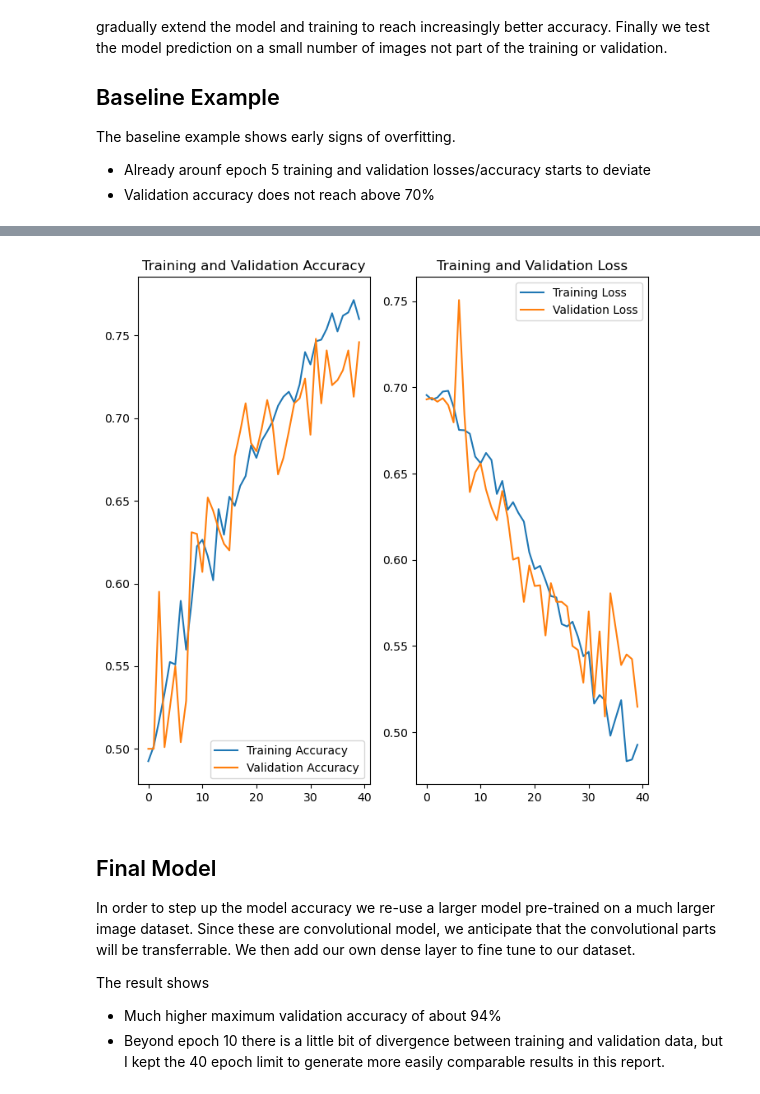
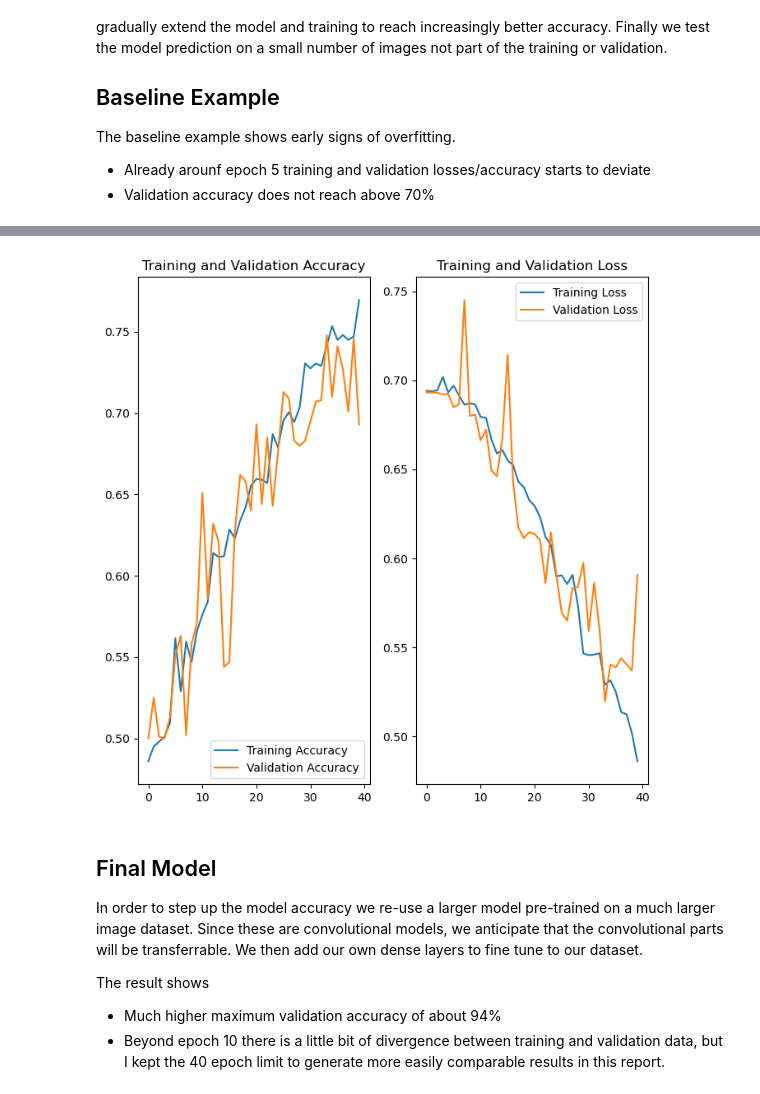
Before and after one commit to AleksanderCehovin/applied_ml_course, a Jupyter notebook: lab2/Report.ipynb, the cells around one changed output, grey strips where cells are left out. Saved outputs shown, nothing was run; the diff lists cells and outputs as text; code cells hidden in the pictures.

```diff
--- a/lab2/Report.ipynb
+++ b/lab2/Report.ipynb
@@ -151,8 +144,8 @@ The results show
 - Training and validation losses/accuracy now follow each other more closely
 - There has been a slight loss in maximum accuracy from 80% to about 75%
 # %%
-import lab2_main_2
-history_2 = lab2_main_2.run()
+import lab2_baseline_augmentation
+history_2 = lab2_baseline_augmentation.run()
 # %% [output]
 Found 2000 images belonging to 2 classes.
 Found 1000 images belonging to 2 classes.
@@ -199,10 +192,10 @@ Epoch 40/40
 # %%
-lab2_main_2.plot(history_2)
+lab2_baseline_augmentation.plot(history_2)
 # %% [output]
-[figure, old version]
+[figure, new version]
 # %% [markdown]
 ## Final Model
-In order to step up the model accuracy we re-use a larger model pre-trained on a much larger image dataset. Since these are convolutional model, we anticipate that the convolutional parts will be transferrable. We then add our own dense layer to fine tune to our dataset.
+In order to step up the model accuracy we re-use a larger model pre-trained on a much larger image dataset. Since these are convolutional models, we anticipate that the convolutional parts will be transferrable. We then add our own dense layers to fine tune to our dataset.
 
 The result shows
 
```
Also changed, not shown: parts of 11 cells of this notebook, 4 other files.
